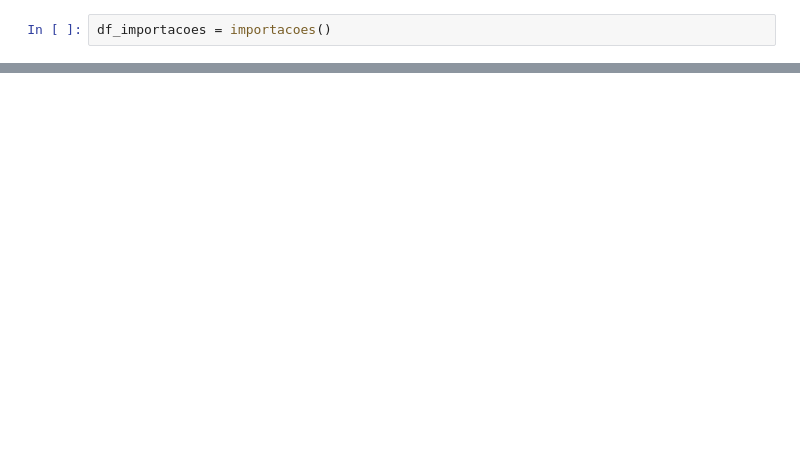
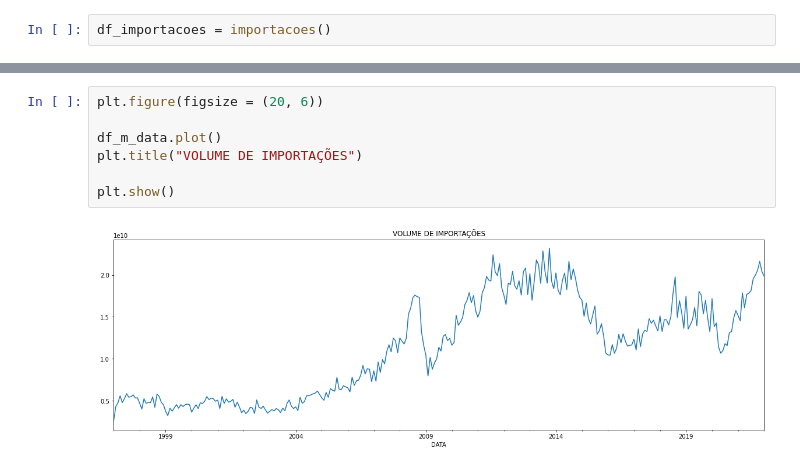
Before and after one commit to VizzottoMatheus/Automate, a Jupyter notebook: COMEX/eda_comex.ipynb, the cells around one changed output, grey strips where cells are left out. Cells and saved outputs as stored; diff of their text form; blank space fills up the shorter version.

```diff
--- a/COMEX/eda_comex.ipynb
+++ b/COMEX/eda_comex.ipynb
@@ -8,0 +33,9 @@ df_importacoes = importacoes()
+# %%
+plt.figure(figsize = (20, 6))
+
+df_m_data.plot()
+plt.title("VOLUME DE IMPORTAÇÕES")
+
+plt.show()
+# %% [output]
+[figure, added]
```
Also changed, not shown: parts of 12 cells of this notebook.
